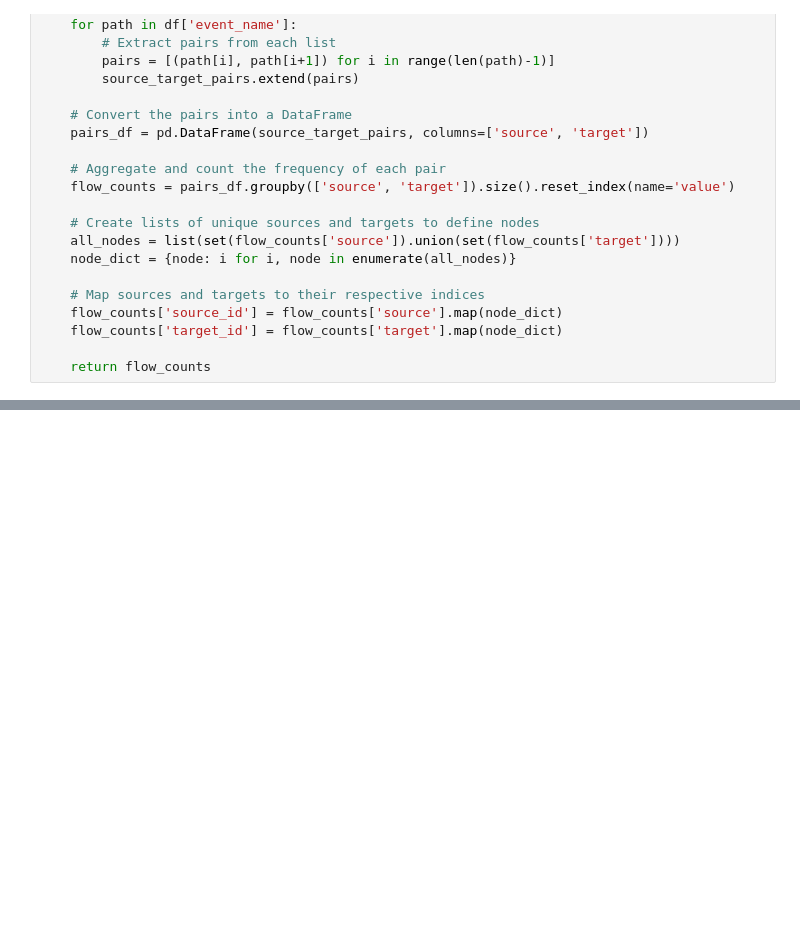
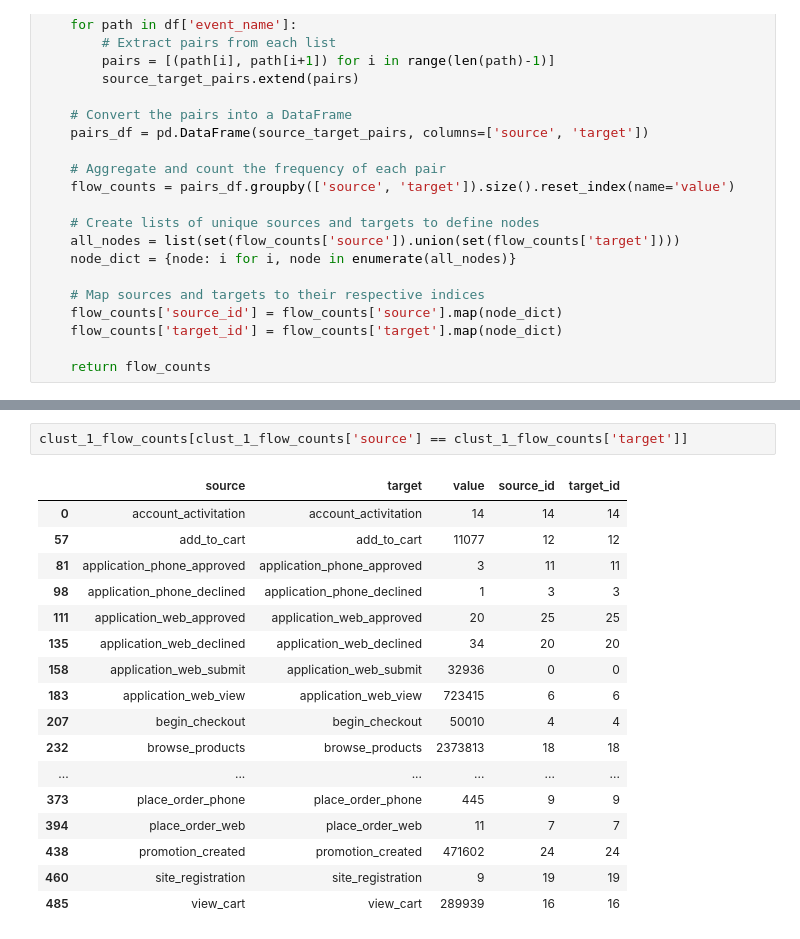
Before and after one commit to cjunwon/STATSM148-Fingerhut-Consulting, a Jupyter notebook: alyssa_code/clustering.ipynb, the cells around one changed output, grey strips where cells are left out. Drawn from its saved outputs; the diff is of its cells as text; blank space fills up the shorter version.

```diff
--- a/alyssa_code/clustering.ipynb
+++ b/alyssa_code/clustering.ipynb
@@ -230,0 +217,20 @@ fig.show()
+# %%
+clust_1_flow_counts[clust_1_flow_counts['source'] == clust_1_flow_counts['target']]
+# %% [output]
+|  | source | target | value | source_id | target_id |
+| 0 | account_activitation | account_activitation | 14 | 14 | 14 |
+| 57 | add_to_cart | add_to_cart | 11077 | 12 | 12 |
+| 81 | application_phone_approved | application_phone_approved | 3 | 11 | 11 |
+| 98 | application_phone_declined | application_phone_declined | 1 | 3 | 3 |
+| 111 | application_web_approved | application_web_approved | 20 | 25 | 25 |
+| 135 | application_web_declined | application_web_declined | 34 | 20 | 20 |
+| 158 | application_web_submit | application_web_submit | 32936 | 0 | 0 |
+| 183 | application_web_view | application_web_view | 723415 | 6 | 6 |
+| 207 | begin_checkout | begin_checkout | 50010 | 4 | 4 |
+| 232 | browse_products | browse_products | 2373813 | 18 | 18 |
+| ... | ... | ... | ... | ... | ... |
+| 373 | place_order_phone | place_order_phone | 445 | 9 | 9 |
+| 394 | place_order_web | place_order_web | 11 | 7 | 7 |
+| 438 | promotion_created | promotion_created | 471602 | 24 | 24 |
+| 460 | site_registration | site_registration | 9 | 19 | 19 |
+| 485 | view_cart | view_cart | 289939 | 16 | 16 |
```
Also changed, not shown: parts of 22 cells of this notebook, 5 other files.
